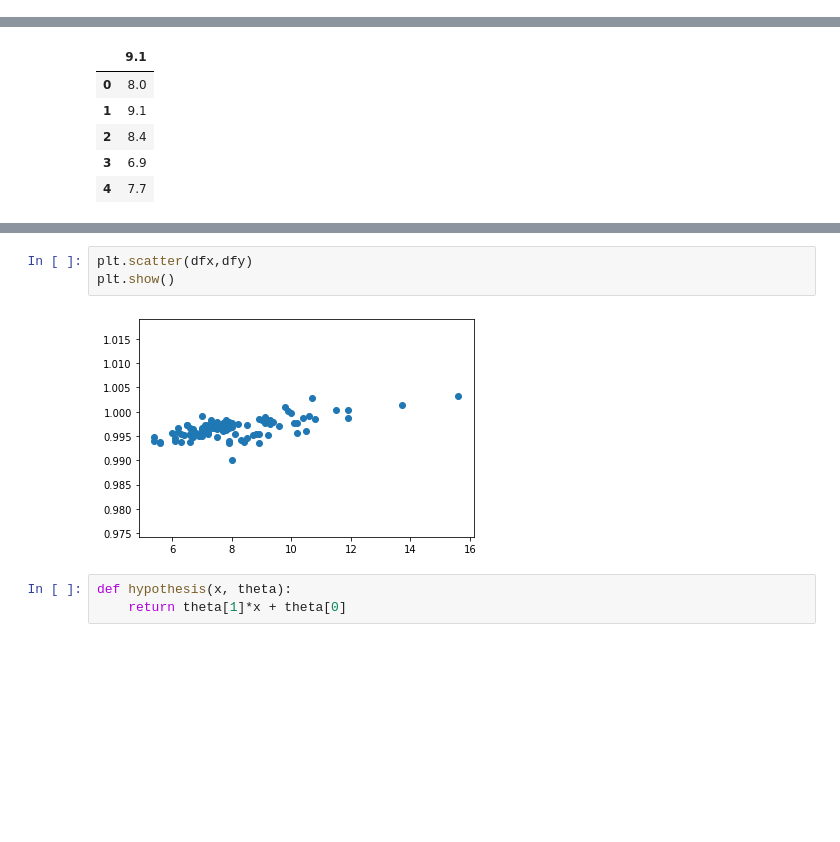
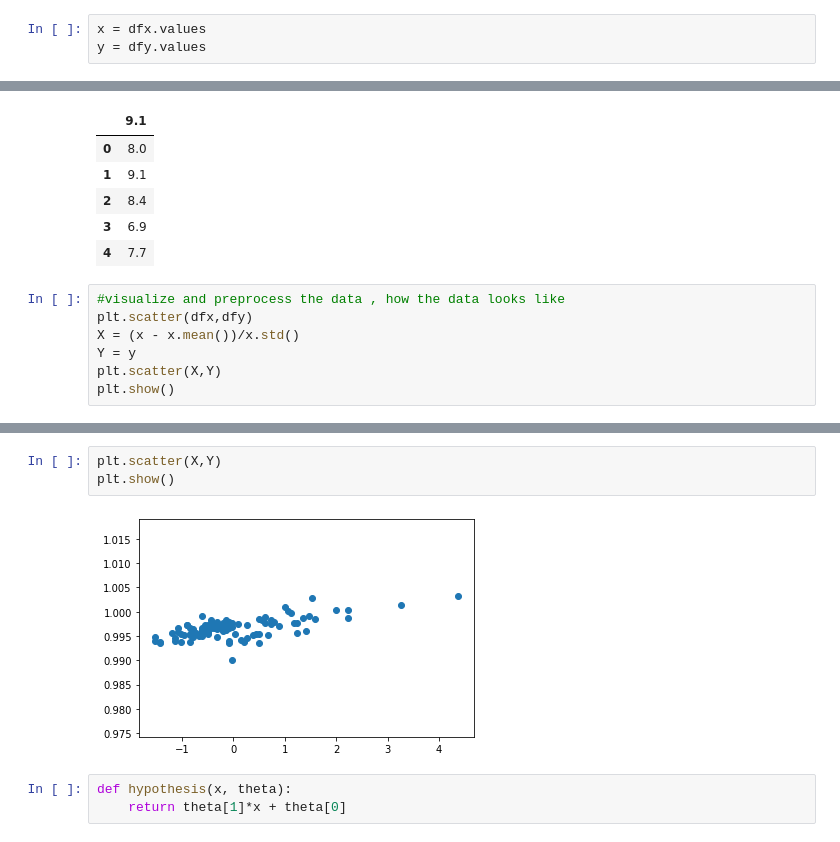
Before and after one commit to shreyakapoor08/ML-Practice, a Jupyter notebook: day8/LinearRegression.ipynb, the cells around one changed output, grey strips where cells are left out. Drawn from its saved outputs; the diff is of its cells as text; blank space fills up the shorter version.

```diff
--- a/day8/LinearRegression.ipynb
+++ b/day8/LinearRegression.ipynb
@@ -6,6 +7,9 @@ import matplotlib.pyplot as plt
 dfx = pd.read_csv('linearX.csv')
 # %%
 dfy = pd.read_csv('linearY.csv')
+# %%
+x = dfx.values
+y = dfy.values
 # %%
 print(dfx.shape)
 print(dfy.shape)
@@ -21,3 +25,10 @@ dfx.head()
 | 2 | 8.4 |
 | 3 | 6.9 |
 | 4 | 7.7 |
+# %%
+#visualize and preprocess the data , how the data looks like
+plt.scatter(dfx,dfy)
+X = (x - x.mean())/x.std()
+Y = y
+plt.scatter(X,Y)
+plt.show()
@@ -24,8 +37,8 @@ dfx.head()
 # %%
-plt.scatter(dfx,dfy)
+plt.scatter(X,Y)
 plt.show()
 # %% [output]
-[figure, old version]
+[figure, new version]
 # %%
 def hypothesis(x, theta):
     return theta[1]*x + theta[0]
```
Also changed, not shown: parts of 2 cells of this notebook, 6 other files.
